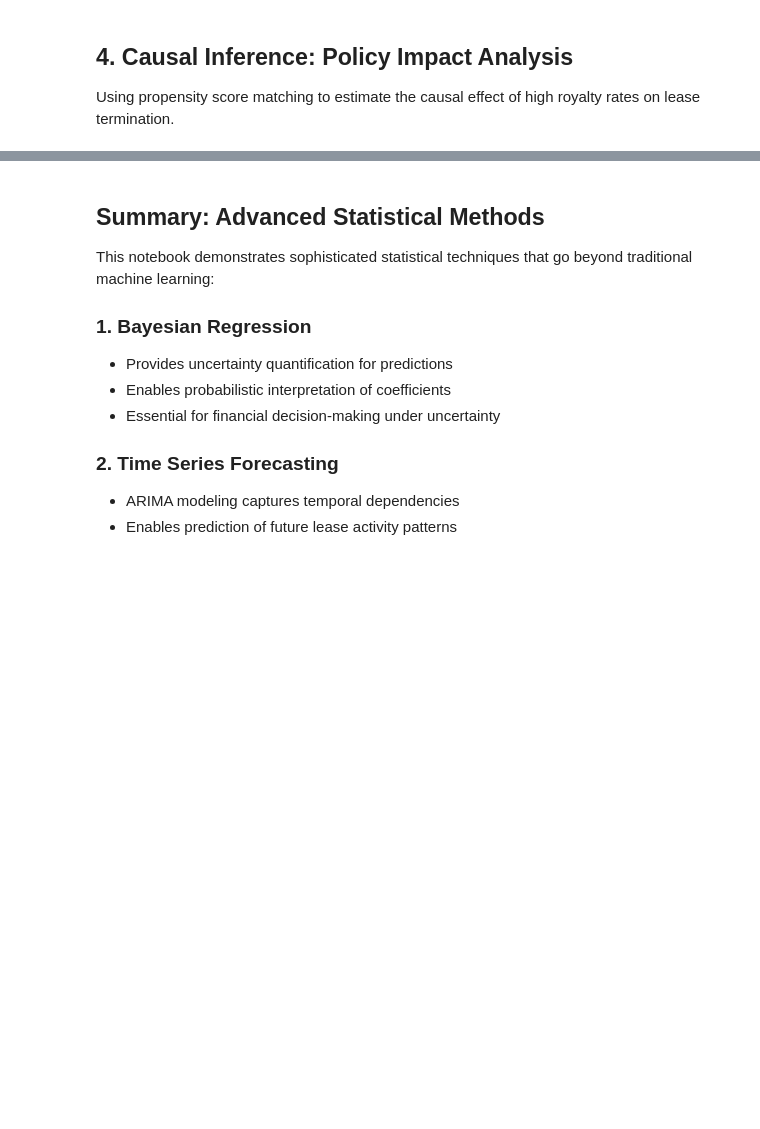
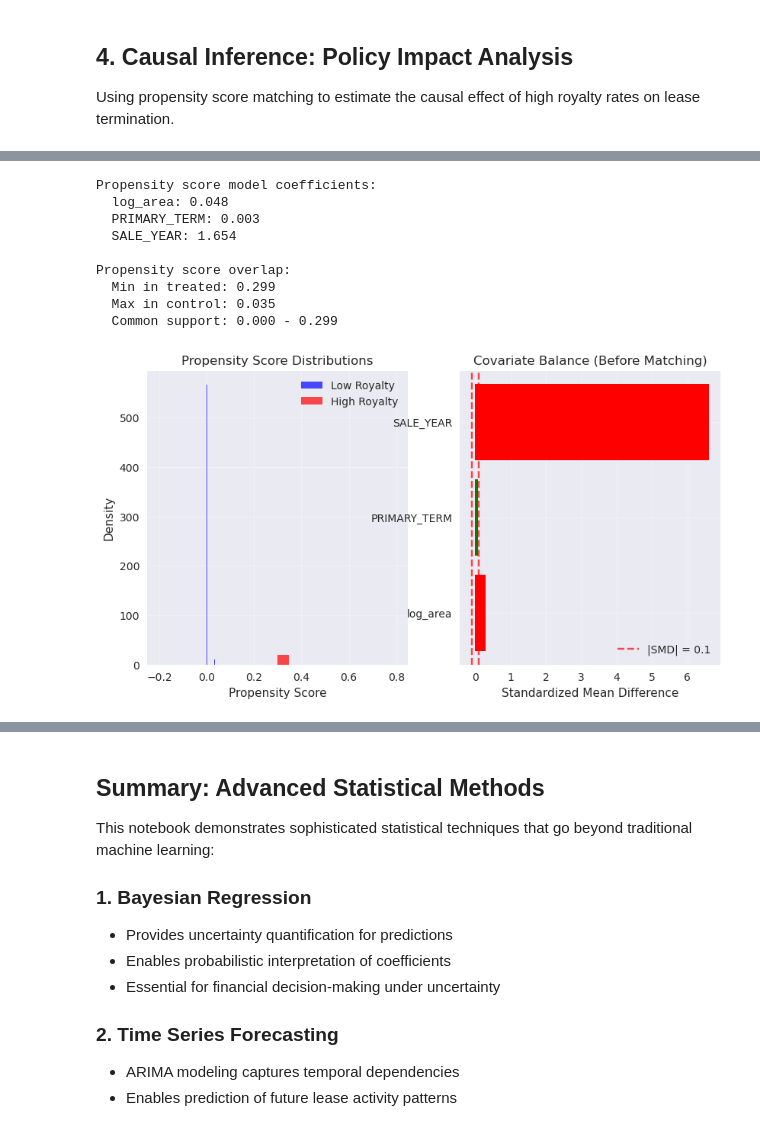
Before and after one commit to dustinober1/AK-Lease-Analysis, a Jupyter notebook: notebooks/04_advanced_statistical_methods.ipynb, the cells around one changed output, grey strips where cells are left out. Cells and saved outputs as stored; diff of their text form; code cells hidden in the pictures; blank space fills up the shorter version.

```diff
--- a/notebooks/04_advanced_statistical_methods.ipynb
+++ b/notebooks/04_advanced_statistical_methods.ipynb
@@ -535,13 +615,18 @@ survival_data = df[
     (df['SALE_YEAR'] >= 1990)
 ].copy()
 
-# Calculate duration
-# For active leases, use current date as censoring point
-current_date = pd.Timestamp('2023-01-01')
+# Calculate duration - fix timezone issues
+current_date = pd.Timestamp('2023-01-01', tz=None)
 
 def calculate_duration_and_event(row):
     """Calculate lease duration and event indicator"""
     start_date = row['LEASE_EFF_DATE']
+    if pd.isna(start_date):
+        return 365  # Default to 1 year if missing
+
+    # Ensure start_date is timezone-naive
+    if hasattr(start_date, 'tz') and start_date.tz is not None:
+        start_date = start_date.tz_localize(None)
 
     if row['IS_ACTIVE'] == 1:  # Active lease (censored)
         duration = (current_date - start_date).days
@@ -550,6 +635,9 @@ def calculate_duration_and_event(row):
         end_date = row.get('LEASE_STATUS_CHANGE_DT', current_date)
         if pd.isna(end_date):
             end_date = current_date
+        # Ensure end_date is timezone-naive
+        if hasattr(end_date, 'tz') and end_date.tz is not None:
+            end_date = end_date.tz_localize(None)
         duration = (end_date - start_date).days
         event = 1  # Event occurred
 
@@ -788,35 +1008,46 @@ plt.xlabel('Propensity Score')
 plt.ylabel('Density')
 plt.title('Propensity Score Distributions')
 plt.legend()
 plt.grid(True, alpha=0.3)
 
 # Check covariate balance before matching
 def calculate_standardized_mean_difference(X, treatment):
     """Calculate standardized mean differences"""
     treated_means = X[treatment == 1].mean(axis=0)
     control_means = X[treatment == 0].mean(axis=0)
     pooled_std = np.sqrt((X[treatment == 1].var(axis=0) + X[treatment == 0].var(axis=0)) / 2)
     return (treated_means - control_means) / pooled_std
 
 smd_before = calculate_standardized_mean_difference(X_confounders_scaled, treatment)
 
 plt.subplot(1, 3, 2)
-plt.barh(confounders, smd_before, color=['red' if abs(x) > 0.1 else 'green' for x in smd_before])
+plt.barh(available_confounders, smd_before, color=['red' if abs(x) > 0.1 else 'green' for x in smd_before])
 plt.axvline(0.1, color='red', linestyle='--', alpha=0.7, label='|SMD| = 0.1')
 plt.axvline(-0.1, color='red', linestyle='--', alpha=0.7)
 plt.xlabel('Standardized Mean Difference')
 plt.title('Covariate Balance (Before Matching)')
 plt.legend()
 plt.grid(True, alpha=0.3)
 
 print("Propensity score model coefficients:")
-for feature, coef in zip(confounders, propensity_model.coef_[0]):
+for feature, coef in zip(available_confounders, propensity_model.coef_[0]):
     print(f"  {feature}: {coef:.3f}")
 
 print(f"\nPropensity score overlap:")
 print(f"  Min in treated: {propensity_scores[treatment == 1].min():.3f}")
 print(f"  Max in control: {propensity_scores[treatment == 0].max():.3f}")
 print(f"  Common support: {propensity_scores.min():.3f} - {propensity_scores.max():.3f}")
+# %% [output]
+Propensity score model coefficients:
+  log_area: 0.048
+  PRIMARY_TERM: 0.003
+  SALE_YEAR: 1.654
+
+Propensity score overlap:
+  Min in treated: 0.299
+  Max in control: 0.035
+  Common support: 0.000 - 0.299
+[figure, added]
 # %%
 # Propensity score matching
 def propensity_score_matching(propensity_scores, treatment, outcome, X_confounders, n_neighbors=1):
```
Also changed, not shown: parts of 18 cells of this notebook.
